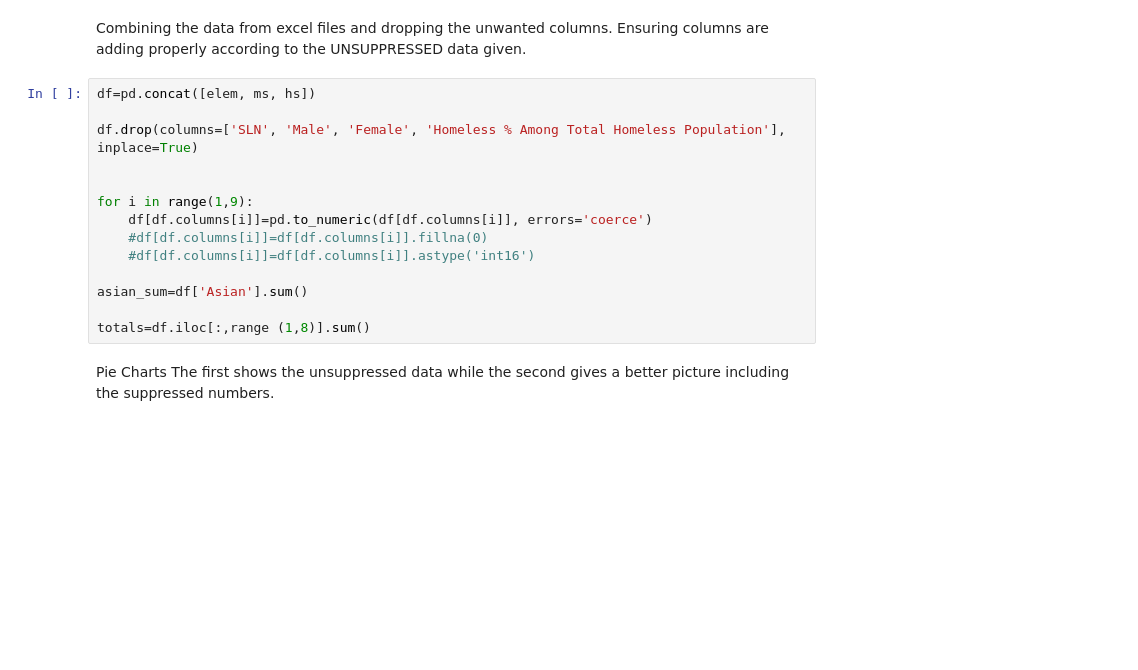
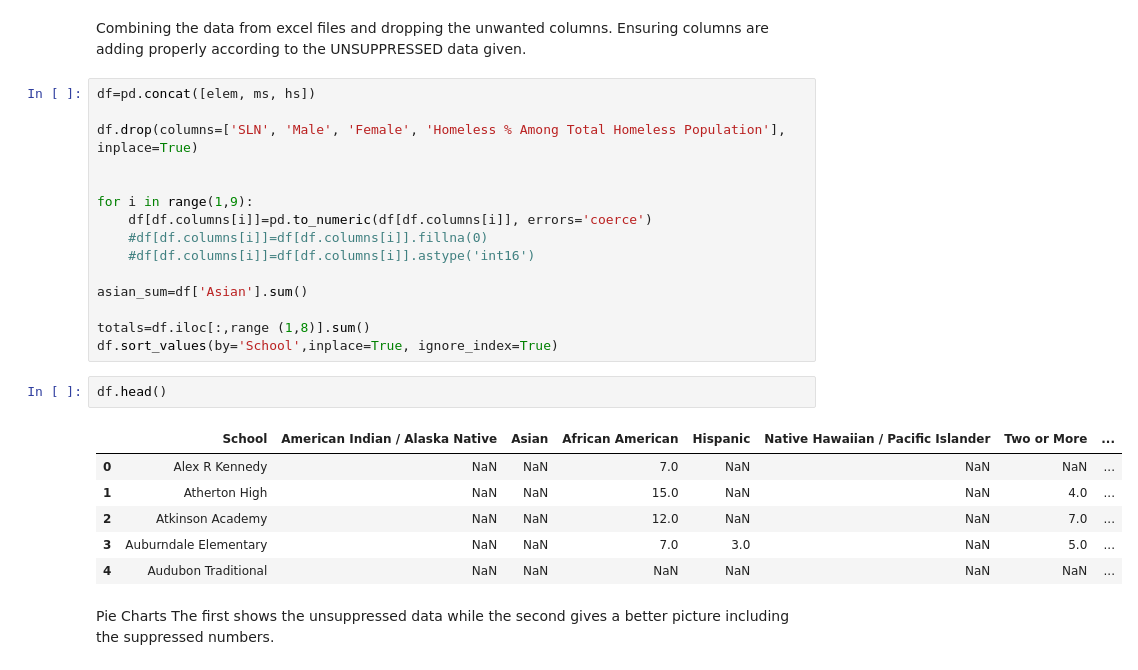
Before and after one commit to jaiduncan/JCPSHomelessPopulation, a Jupyter notebook: homeless.ipynb, the cells around one changed output. Drawn from its saved outputs; the diff is of its cells as text; blank space fills up the shorter version.

```diff
--- a/homeless.ipynb
+++ b/homeless.ipynb
@@ -45,6 +45,16 @@ for i in range(1,9):
 asian_sum=df['Asian'].sum()
 
 totals=df.iloc[:,range (1,8)].sum()
+df.sort_values(by='School',inplace=True, ignore_index=True)
+# %%
+df.head()
+# %% [output]
+|  | School | American Indian / Alaska Native | Asian | African American | Hispanic | Native Hawaiian / Pacific Islander | Two or More | ... |
+| 0 | Alex R Kennedy | NaN | NaN | 7.0 | NaN | NaN | NaN | ... |
+| 1 | Atherton High | NaN | NaN | 15.0 | NaN | NaN | 4.0 | ... |
+| 2 | Atkinson Academy | NaN | NaN | 12.0 | NaN | NaN | 7.0 | ... |
+| 3 | Auburndale Elementary | NaN | NaN | 7.0 | 3.0 | NaN | 5.0 | ... |
+| 4 | Audubon Traditional | NaN | NaN | NaN | NaN | NaN | NaN | ... |
 # %% [markdown]
 Pie Charts  The first shows the unsuppressed data while the second gives a better picture including the suppressed numbers.
 # %%
```
Also changed, not shown: parts of 7 cells of this notebook.
